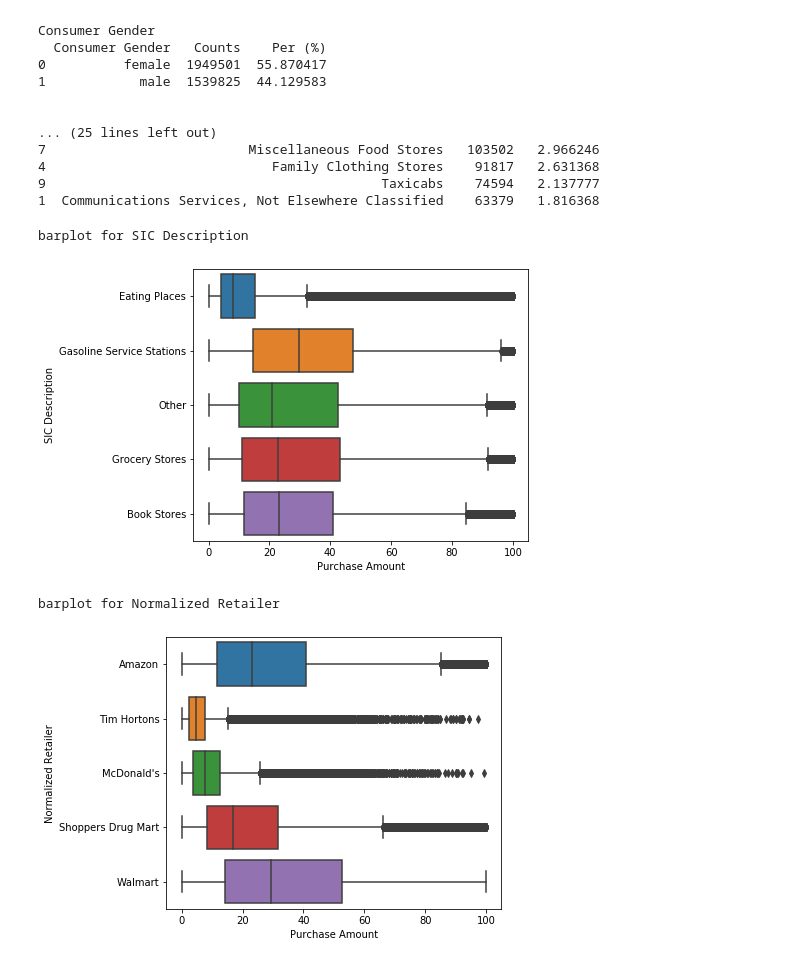
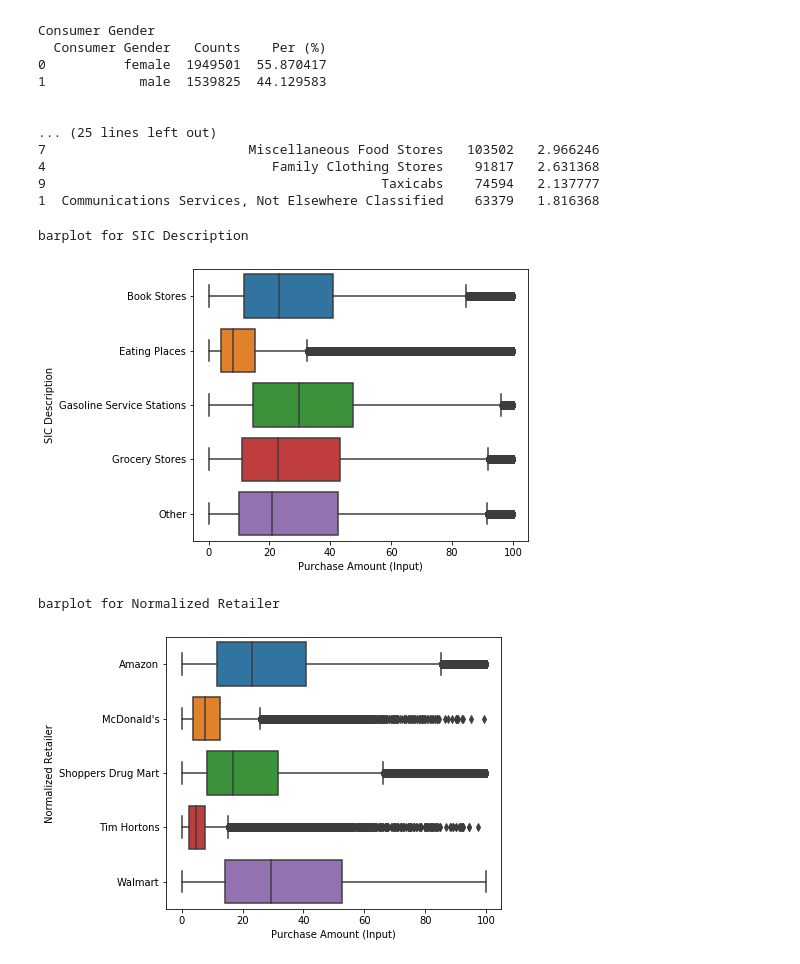
Before and after one commit to rui-zhang-ocean/Predict_Transactions, a Jupyter notebook: experiments/check_input_data.ipynb, the cells around one changed output. Drawn from its saved outputs; the diff is of its cells as text; code cells hidden in the pictures.

```diff
--- a/experiments/check_input_data.ipynb
+++ b/experiments/check_input_data.ipynb
@@ -16,7 +16,7 @@ def view_column_counts(df, col_name):
     return df_pivot
 # %%
 # load original data and pre-processing
-df = pd.read_csv('data/cc_data.csv')
+df = pd.read_csv('../data/cc_data.csv')
 
 # remove unnecessary columns
 col2remove = ['SIC Code', 'Return Amount', 'Reward Amount', 'Transaction ID',
@@ -68,6 +74,7 @@ sns.distplot(df['Age']);
 # %%
 # check purchase amount, replace all values above the threshold to threshold
-df["Purchase Amount Clipped"]= df["Purchase Amount"].clip_upper(500)
-sns.distplot(df['Purchase Amount Clipped']);
+df["Purchase Amount Clipped"]= df["Purchase Amount"].clip(upper = 500)
+ax = sns.distplot(df['Purchase Amount Clipped']);
+ax.set(xlabel='Purchase Amount (Input)')
 #plt.savefig('figs/eda/purchase_hist_input.png',bbox_inches='tight')
 # %% [output]
@@ -114,18 +121,20 @@ def view_column_purchase(df, col_name):
 # %%
 check_list = ['SIC Description','Normalized Retailer']
 fig_dims = [6, 5]
 N = 5
 threshold = 100
 
 for cat in check_list:
     print("barplot for %s" % (cat))
     list_tmp = df[cat].value_counts()[:N].index.tolist() # top N counts in that category
-    df_tmp = df[df[cat].isin(list_tmp) & (df['Purchase Amount'] < threshold)]
+    df_tmp = df[df[cat].isin(list_tmp) & (df['Purchase Amount'] < threshold)].sort_values(by = cat)
     fig, ax = plt.subplots(figsize = fig_dims)
     chart = sns.boxplot(y = df_tmp[cat], x = df_tmp['Purchase Amount'])
+    ax.set(xlabel='Purchase Amount (Input)')
+    #plt.savefig('figs/eda/purchase_' + cat + '_input.png',bbox_inches='tight')
     plt.show()
 # %% [output]
 barplot for SIC Description
-[figure, old version]
+[figure, new version]
 barplot for Normalized Retailer
-[figure, old version]
+[figure, new version]
```
Also changed, not shown: parts of 4 cells of this notebook, 9 other files.
